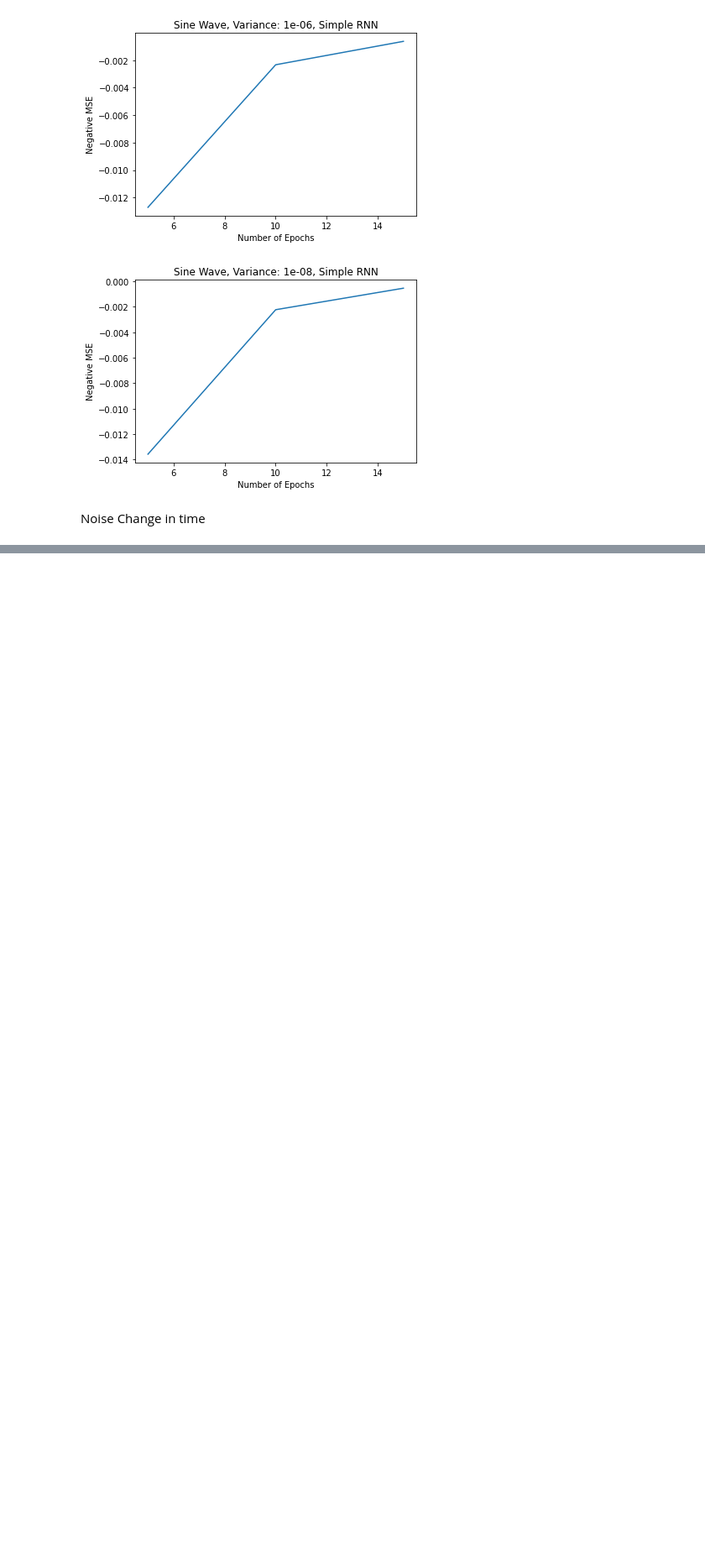
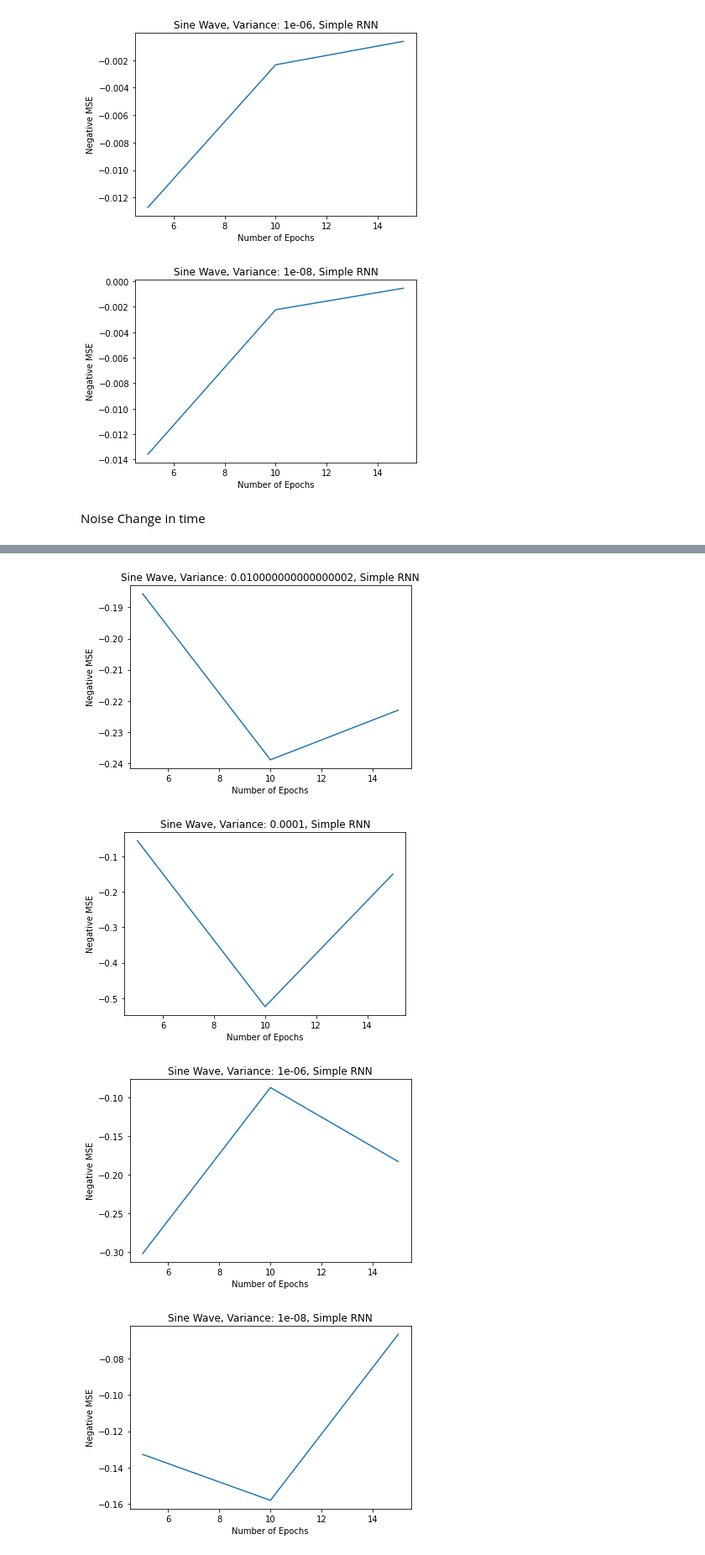
Before and after one commit to asadian98/Deep-Learning-Course-EE25647, a Jupyter notebook: HW3/HW3_Q2.ipynb, the cells around one changed output, grey strips where cells are left out. Shown at 84% size. Cells and saved outputs as stored; diff of their text form; code cells hidden in the pictures; blank space fills up the shorter version.

```diff
--- a/HW3/HW3_Q2.ipynb
+++ b/HW3/HW3_Q2.ipynb
@@ -158,7 +158,7 @@ def process(Signal, std, Signal_name, verbose, LSTM_flag = 0, lr = 0.001, batch_
   if(noise_time == 0):
     Signal_noisy = Signal + np.random.normal(0,std,len(Signal))
   else:
-    Signal_noisy = [Signal[((i)*1000):((i+1)*1000)] + np.random.normal(i/10, std*i,len(Signal)) for i in range(int(len(Signal)/1000))]
+    Signal_noisy = [Signal[((i)*1000):((i+1)*1000)] + np.random.normal(i/10, std*i,len(Signal[((i)*1000):((i+1)*1000)])) for i in range(int(len(Signal)/1000))]
 
   train_noisy = Signal_noisy[0:int(0.7*len(Signal_noisy))]
   valid_noisy = Signal_noisy[int(0.7*len(Signal_noisy)):int(0.8*len(Signal_noisy))]
@@ -460,10 +468,15 @@ for std in [0.1, 0.01, 0.001, 0.0001]:
 # %%
 for std in [0.1, 0.01, 0.001, 0.0001]:
   grid_result = process(sine_wave, std = std, Signal_name = 'Sine Wave', verbose = False, LSTM_flag = 0, gridflag = 2, noise_time = 1)
 
   plt.figure()
-  plt.plot([5, 10, 15, 20], grid_result.cv_results_['mean_test_score'], )
+  plt.plot([5, 10, 15], grid_result.cv_results_['mean_test_score'], )
   plt.title('Sine Wave, Variance: {}, Simple RNN'.format(std**2))
   plt.xlabel('Number of Epochs')
   plt.ylabel('Negative MSE')
   plt.show()
+# %% [output]
+[figure, added]
+[figure, added]
+[figure, added]
+[figure, added]
```
Also changed, not shown: parts of 4 cells of this notebook.
